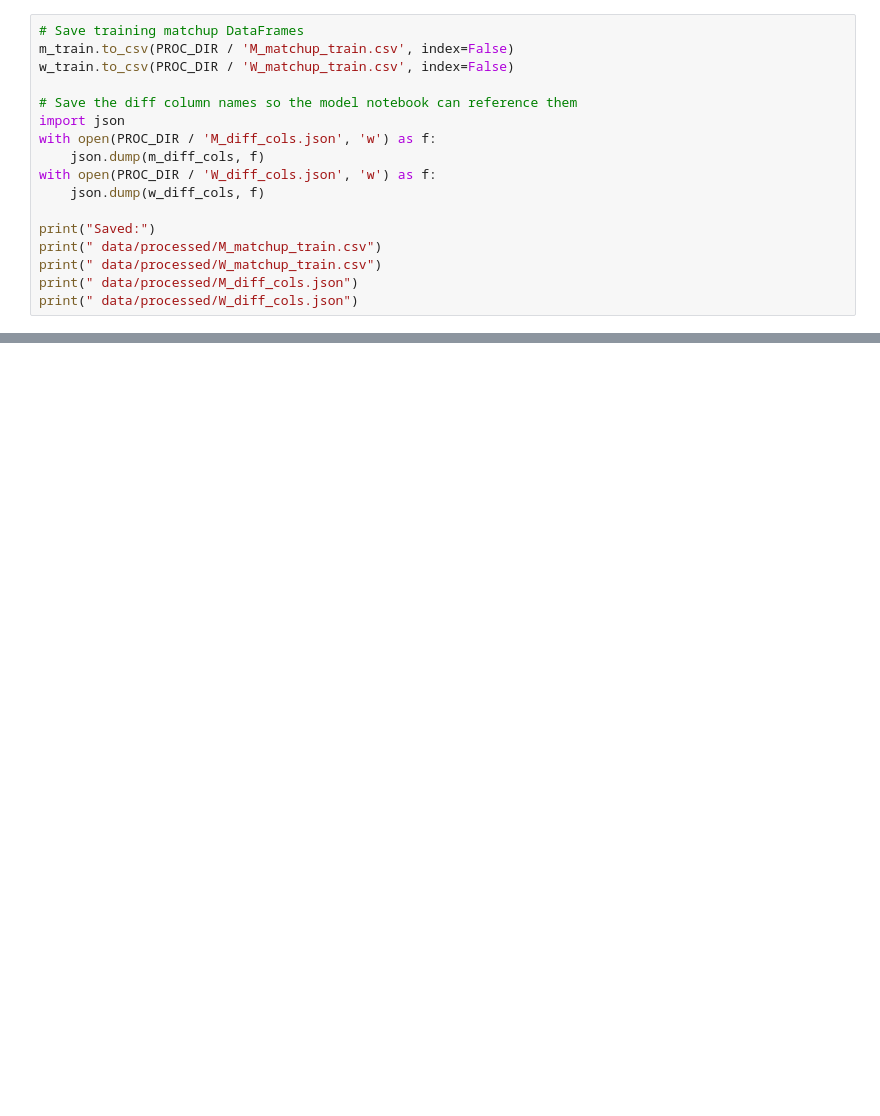
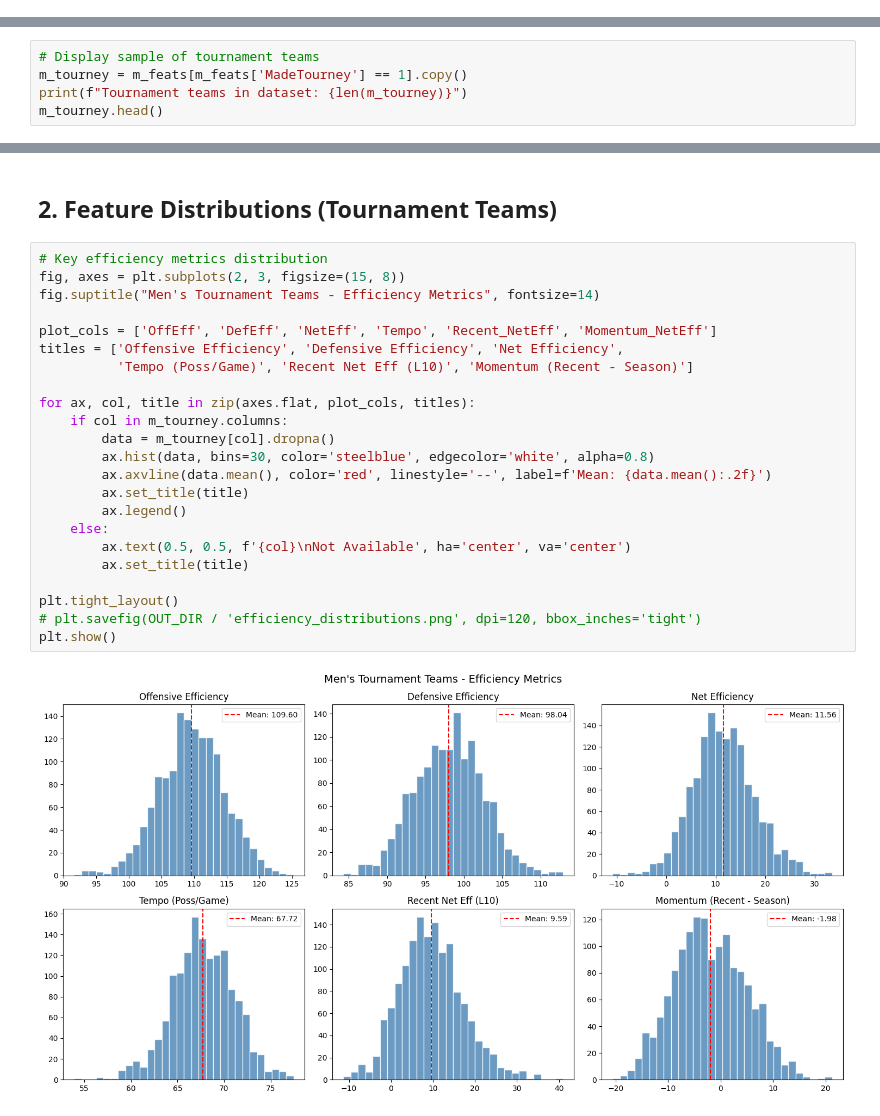
Before and after one commit to samhgold16/mm_2026_kaggle, a Jupyter notebook: notebooks/02_features.ipynb, the cells around one changed output, grey strips where cells are left out. Cells and saved outputs as stored; diff of their text form; blank space fills up the shorter version.

```diff
--- a/notebooks/02_features.ipynb
+++ b/notebooks/02_features.ipynb
@@ -227,17 +0,0 @@ plt.show()
-# %%
-# Save training matchup DataFrames
-m_train.to_csv(PROC_DIR / 'M_matchup_train.csv', index=False)
-w_train.to_csv(PROC_DIR / 'W_matchup_train.csv', index=False)
-
-# Save the diff column names so the model notebook can reference them
-import json
-with open(PROC_DIR / 'M_diff_cols.json', 'w') as f:
-    json.dump(m_diff_cols, f)
-with open(PROC_DIR / 'W_diff_cols.json', 'w') as f:
-    json.dump(w_diff_cols, f)
-
-print("Saved:")
-print(" data/processed/M_matchup_train.csv")
-print(" data/processed/W_matchup_train.csv")
-print(" data/processed/M_diff_cols.json")
-print(" data/processed/W_diff_cols.json")
@@ -294,0 +99,5 @@ Series([], dtype: float64)
+# %%
+# Display sample of tournament teams
+m_tourney = m_feats[m_feats['MadeTourney'] == 1].copy()
+print(f"Tournament teams in dataset: {len(m_tourney)}")
+m_tourney.head()
@@ -294,0 +113,27 @@ Series([], dtype: float64)
+# %% [markdown]
+## 2. Feature Distributions (Tournament Teams)
+# %%
+# Key efficiency metrics distribution
+fig, axes = plt.subplots(2, 3, figsize=(15, 8))
+fig.suptitle("Men's Tournament Teams - Efficiency Metrics", fontsize=14)
+
+plot_cols = ['OffEff', 'DefEff', 'NetEff', 'Tempo', 'Recent_NetEff', 'Momentum_NetEff']
+titles = ['Offensive Efficiency', 'Defensive Efficiency', 'Net Efficiency',
+          'Tempo (Poss/Game)', 'Recent Net Eff (L10)', 'Momentum (Recent - Season)']
+
+for ax, col, title in zip(axes.flat, plot_cols, titles):
+    if col in m_tourney.columns:
+        data = m_tourney[col].dropna()
+        ax.hist(data, bins=30, color='steelblue', edgecolor='white', alpha=0.8)
+        ax.axvline(data.mean(), color='red', linestyle='--', label=f'Mean: {data.mean():.2f}')
+        ax.set_title(title)
+        ax.legend()
+    else:
+        ax.text(0.5, 0.5, f'{col}\nNot Available', ha='center', va='center')
+        ax.set_title(title)
+
+plt.tight_layout()
+# plt.savefig(OUT_DIR / 'efficiency_distributions.png', dpi=120, bbox_inches='tight')
+plt.show()
+# %% [output]
+[figure, added]
```
Also changed, not shown: parts of 44 cells of this notebook, 14 other files.
